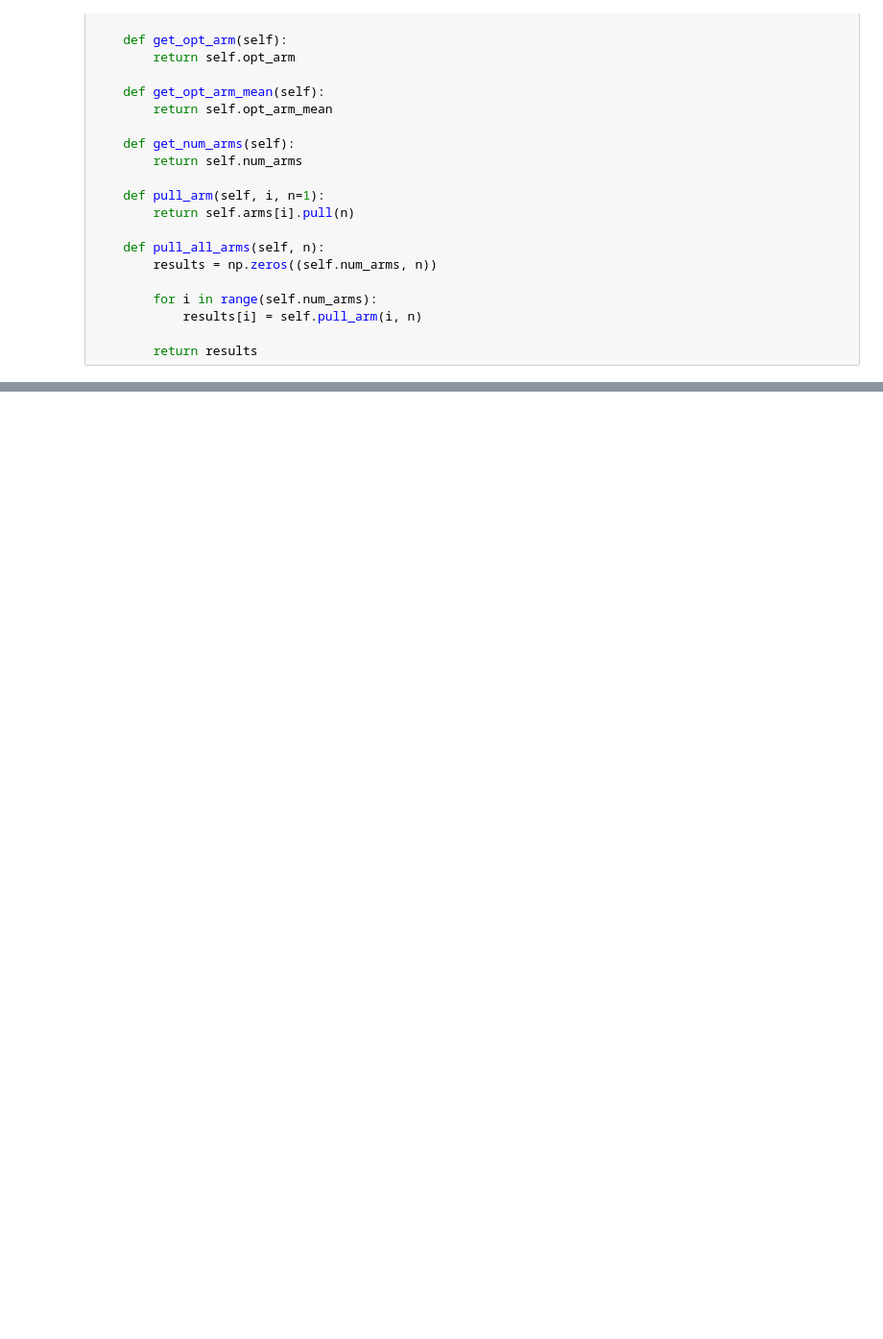
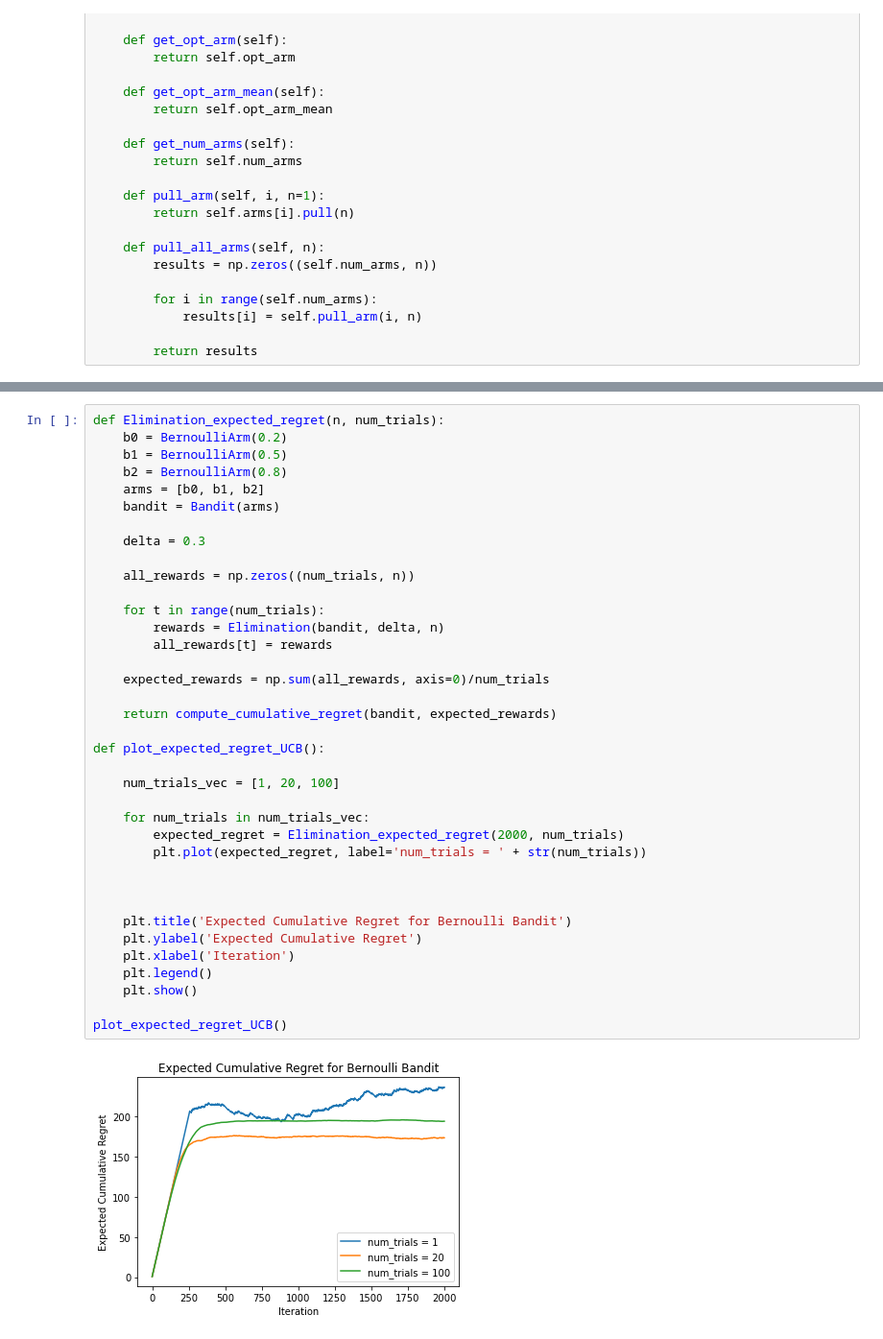
Before and after one commit to NicholasCorrado/Reinforcement-Learning, a Jupyter notebook: bandits/UCB.ipynb, the cells around one changed output, grey strips where cells are left out. Shown at 96% size. Drawn from its saved outputs; the diff is of its cells as text; blank space fills up the shorter version.

Commit message:
Added Active Arm Elimination

```diff
--- a/bandits/UCB.ipynb
+++ b/bandits/UCB.ipynb
@@ -137,0 +191,39 @@ plot_expected_regret_UCB()
+# %%
+def Elimination_expected_regret(n, num_trials):
+    b0 = BernoulliArm(0.2)
+    b1 = BernoulliArm(0.5)
+    b2 = BernoulliArm(0.8)
+    arms = [b0, b1, b2]
+    bandit = Bandit(arms)
+
+    delta = 0.3
+
+    all_rewards = np.zeros((num_trials, n))
+
+    for t in range(num_trials):
+        rewards = Elimination(bandit, delta, n)
+        all_rewards[t] = rewards
+
+    expected_rewards = np.sum(all_rewards, axis=0)/num_trials
+
+    return compute_cumulative_regret(bandit, expected_rewards)
+
+def plot_expected_regret_UCB():
+
+    num_trials_vec = [1, 20, 100]
+
+    for num_trials in num_trials_vec:
+        expected_regret = Elimination_expected_regret(2000, num_trials)
+        plt.plot(expected_regret, label='num_trials = ' + str(num_trials))
+
+
+
+    plt.title('Expected Cumulative Regret for Bernoulli Bandit')
+    plt.ylabel('Expected Cumulative Regret')
+    plt.xlabel('Iteration')
+    plt.legend()
+    plt.show()
+
+plot_expected_regret_UCB()
+# %% [output]
+[figure, added]
```
Also changed, not shown: parts of 6 cells of this notebook.
